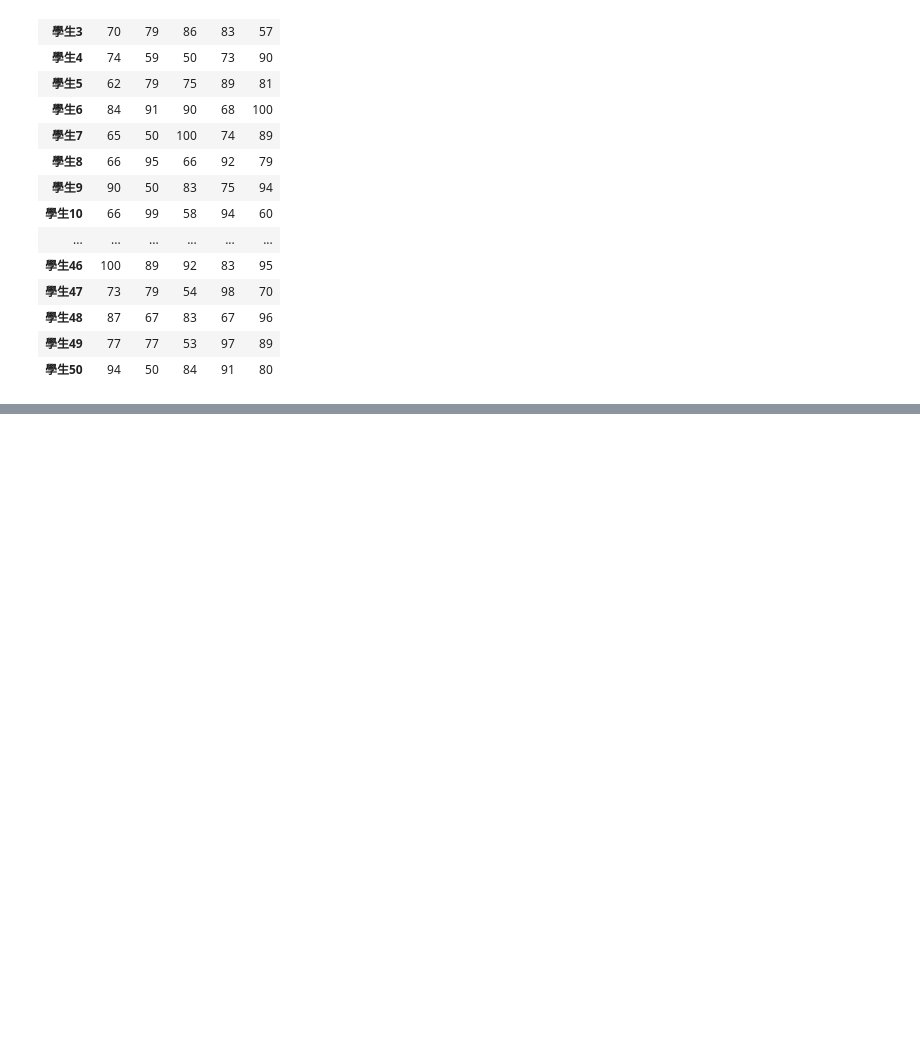
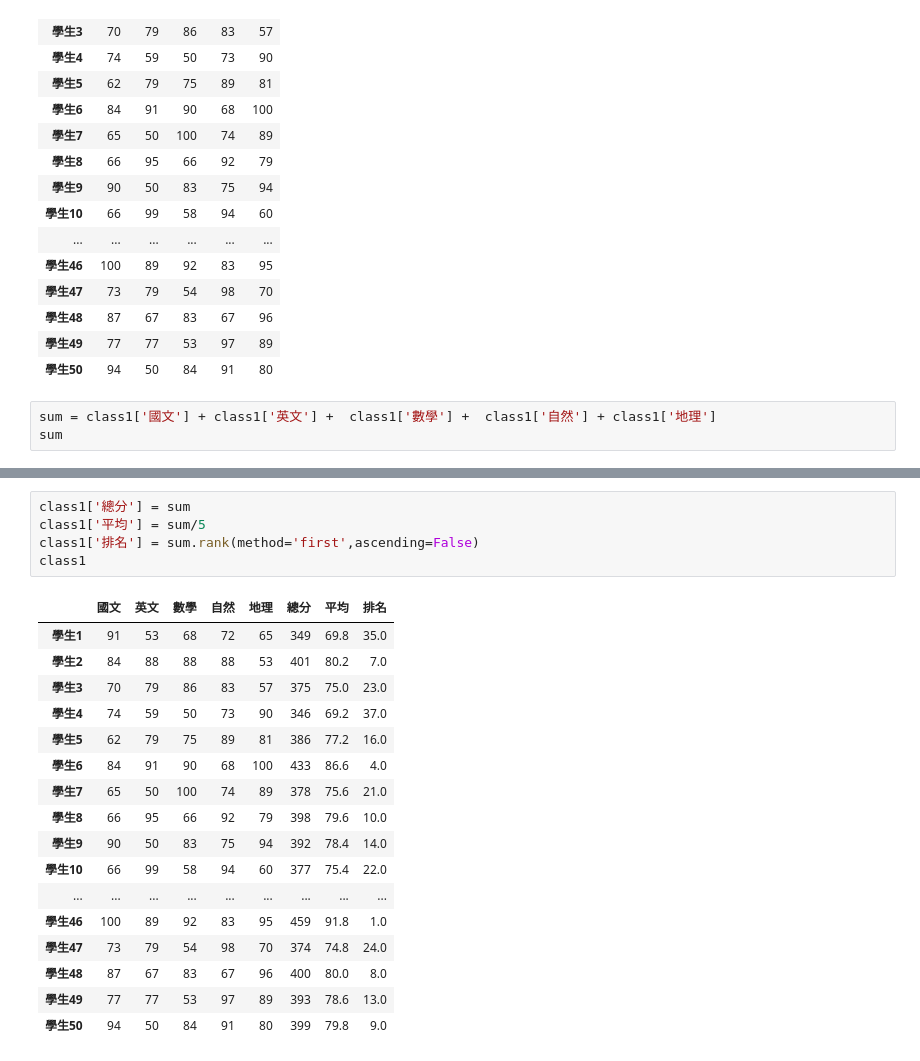
Before and after one commit to roberthsu2003/python, a Jupyter notebook: 上課用目錄/python813/lesson15_2.ipynb, the cells around one changed output, grey strips where cells are left out. Cells and saved outputs as stored; diff of their text form; blank space fills up the shorter version.

```diff
--- a/上課用目錄/python813/lesson15_2.ipynb
+++ b/上課用目錄/python813/lesson15_2.ipynb
@@ -45,3 +45,6 @@ class1
 | 學生48 | 87 | 67 | 83 | 67 | 96 |
 | 學生49 | 77 | 77 | 53 | 97 | 89 |
 | 學生50 | 94 | 50 | 84 | 91 | 80 |
+# %%
+sum = class1['國文'] + class1['英文'] +  class1['數學'] +  class1['自然'] + class1['地理']
+sum
@@ -47,0 +69,23 @@ class1
+# %%
+class1['總分'] = sum
+class1['平均'] = sum/5
+class1['排名'] = sum.rank(method='first',ascending=False)
+class1
+# %% [output]
+|  | 國文 | 英文 | 數學 | 自然 | 地理 | 總分 | 平均 | 排名 |
+| 學生1 | 91 | 53 | 68 | 72 | 65 | 349 | 69.8 | 35.0 |
+| 學生2 | 84 | 88 | 88 | 88 | 53 | 401 | 80.2 | 7.0 |
+| 學生3 | 70 | 79 | 86 | 83 | 57 | 375 | 75.0 | 23.0 |
+| 學生4 | 74 | 59 | 50 | 73 | 90 | 346 | 69.2 | 37.0 |
+| 學生5 | 62 | 79 | 75 | 89 | 81 | 386 | 77.2 | 16.0 |
+| 學生6 | 84 | 91 | 90 | 68 | 100 | 433 | 86.6 | 4.0 |
+| 學生7 | 65 | 50 | 100 | 74 | 89 | 378 | 75.6 | 21.0 |
+| 學生8 | 66 | 95 | 66 | 92 | 79 | 398 | 79.6 | 10.0 |
+| 學生9 | 90 | 50 | 83 | 75 | 94 | 392 | 78.4 | 14.0 |
+| 學生10 | 66 | 99 | 58 | 94 | 60 | 377 | 75.4 | 22.0 |
+| ... | ... | ... | ... | ... | ... | ... | ... | ... |
+| 學生46 | 100 | 89 | 92 | 83 | 95 | 459 | 91.8 | 1.0 |
+| 學生47 | 73 | 79 | 54 | 98 | 70 | 374 | 74.8 | 24.0 |
+| 學生48 | 87 | 67 | 83 | 67 | 96 | 400 | 80.0 | 8.0 |
+| 學生49 | 77 | 77 | 53 | 97 | 89 | 393 | 78.6 | 13.0 |
+| 學生50 | 94 | 50 | 84 | 91 | 80 | 399 | 79.8 | 9.0 |
```
Also changed, not shown: parts of 1 cell of this notebook.
